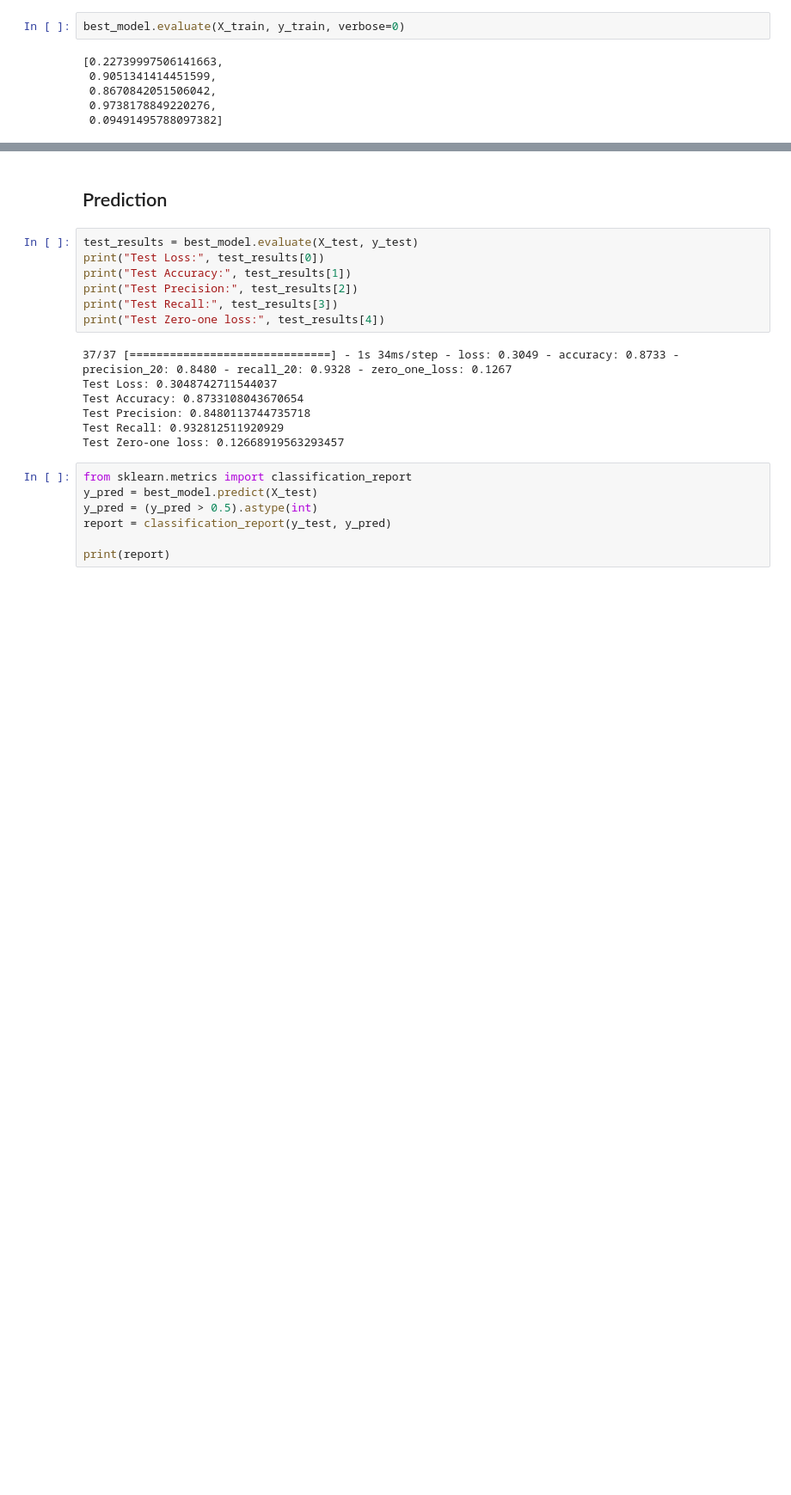
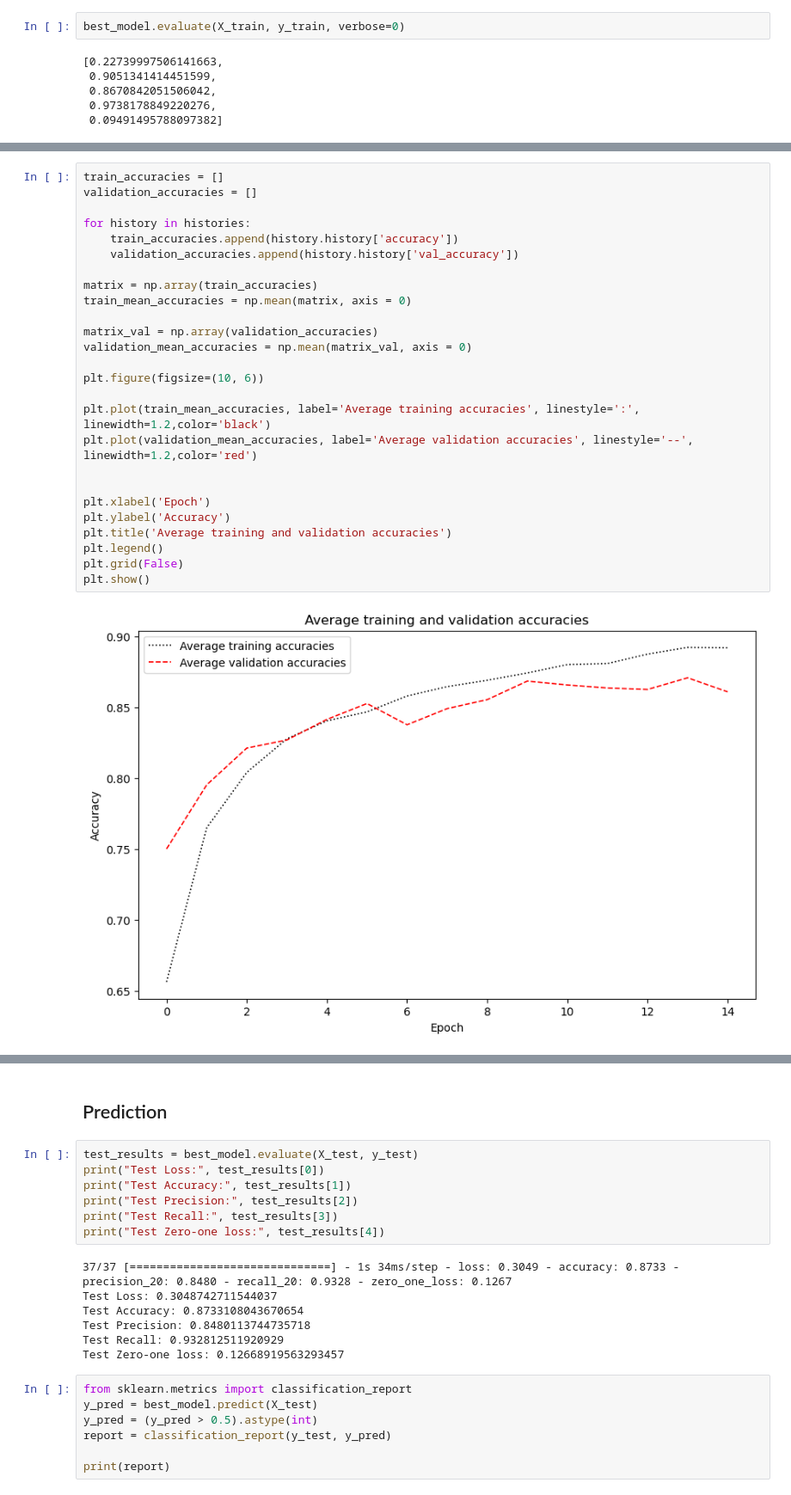
Before and after one commit to dariashcherbakovaaa/ML_muffins-VS-chihua, a Jupyter notebook: CNN_DSE_DariaShcherbakova.ipynb, the cells around one changed output, grey strips where cells are left out. Shown at 86% size. Drawn from its saved outputs; the diff is of its cells as text; blank space fills up the shorter version.

```diff
--- a/CNN_DSE_DariaShcherbakova.ipynb
+++ b/CNN_DSE_DariaShcherbakova.ipynb
@@ -1101,0 +1161,28 @@ best_model.evaluate(X_train, y_train, verbose=0)
+# %%
+train_accuracies = []
+validation_accuracies = []
+
+for history in histories:
+    train_accuracies.append(history.history['accuracy'])
+    validation_accuracies.append(history.history['val_accuracy'])
+
+matrix = np.array(train_accuracies)
+train_mean_accuracies = np.mean(matrix, axis = 0)
+
+matrix_val = np.array(validation_accuracies)
+validation_mean_accuracies = np.mean(matrix_val, axis = 0)
+
+plt.figure(figsize=(10, 6))
+
+plt.plot(train_mean_accuracies, label='Average training accuracies', linestyle=':', linewidth=1.2,color='black')
+plt.plot(validation_mean_accuracies, label='Average validation accuracies', linestyle='--', linewidth=1.2,color='red')
+
+
+plt.xlabel('Epoch')
+plt.ylabel('Accuracy')
+plt.title('Average training and validation accuracies')
+plt.legend()
+plt.grid(False)
+plt.show()
+# %% [output]
+[figure, added]
```
Also changed, not shown: parts of 12 cells of this notebook.
